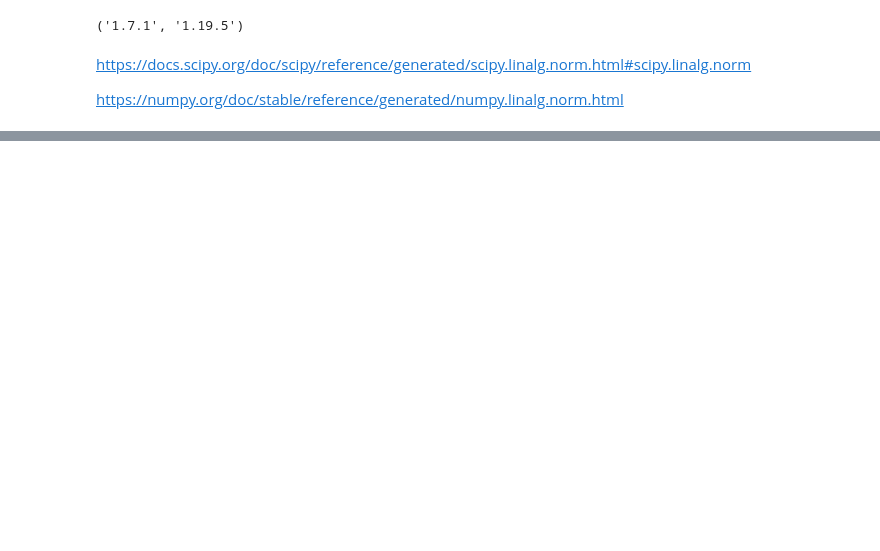
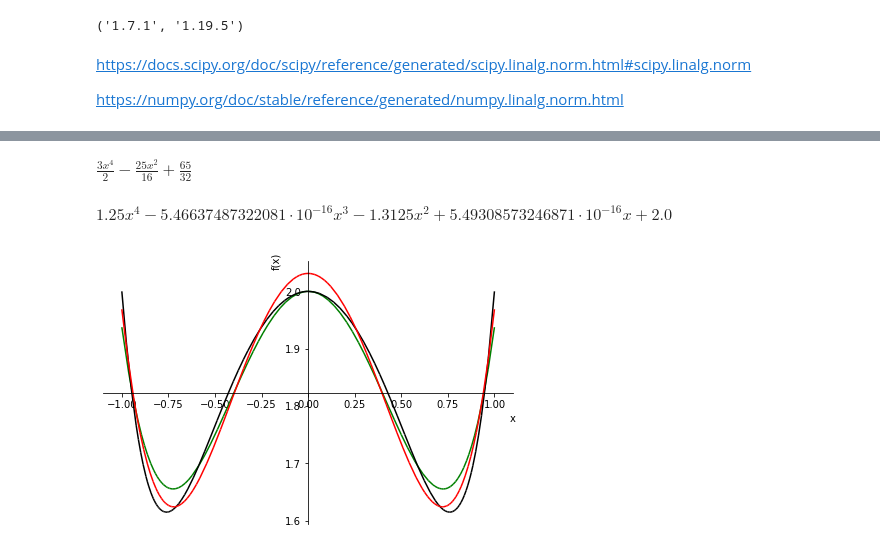
Before and after one commit to GalinaZh/Appl_alg2021, a Jupyter notebook: Applied_Alg_sem_7_Interpolation_task.ipynb, the cells around one changed output, grey strips where cells are left out. Cells and saved outputs as stored; diff of their text form; code cells hidden in the pictures; blank space fills up the shorter version.

```diff
--- a/Applied_Alg_sem_7_Interpolation_task.ipynb
+++ b/Applied_Alg_sem_7_Interpolation_task.ipynb
@@ -100,0 +175,34 @@ $$
+# %%
+x = S('x')
+def f5(x):
+    return x**6 - x**2 + 2
+
+def dot_prod_cheb(f, g, x):
+    return (f*g/sympy.sqrt(1 - x**2)).integrate((x, -1, 1))
+
+def f_cheb(f, n, x):
+    res = 0
+    for k in range(n + 1):
+        cheb_k = chebyshevt(k, x)
+        coef = dot_prod_cheb(cheb_k, f, x)/dot_prod_cheb(cheb_k, cheb_k, x)
+        res += coef*cheb_k
+    return res
+res5 = f_cheb(f5(x), 4, x)
+display(res5)
+# %% [output]
+$\displaystyle \frac{3 x^{4}}{2} - \frac{25 x^{2}}{16} + \frac{65}{32}$
+# %%
+res5n = chebinterpolate(f5, 4)
+res5npoly = res5n[0]
+for k in range(1, len(res5n)):
+    res5npoly += res5n[k]*chebyshevt(k, x)
+display(res5npoly)
+# %% [output]
+$\displaystyle 1.25 x^{4} - 5.46637487322081 \cdot 10^{-16} x^{3} - 1.3125 x^{2} + 5.49308573246871 \cdot 10^{-16} x + 2.0$
+# %%
+p = sympy.plot(res5npoly, (x, -1, 1), line_color='green', show=False)
+p.extend(sympy.plot(f5(x), (x, -1, 1), line_color='black', show=False))
+p.extend(sympy.plot(res5, (x, -1, 1), line_color='red', show=False))
+p.show()
+# %% [output]
+[figure, added]
```
Also changed, not shown: parts of 14 cells of this notebook.
